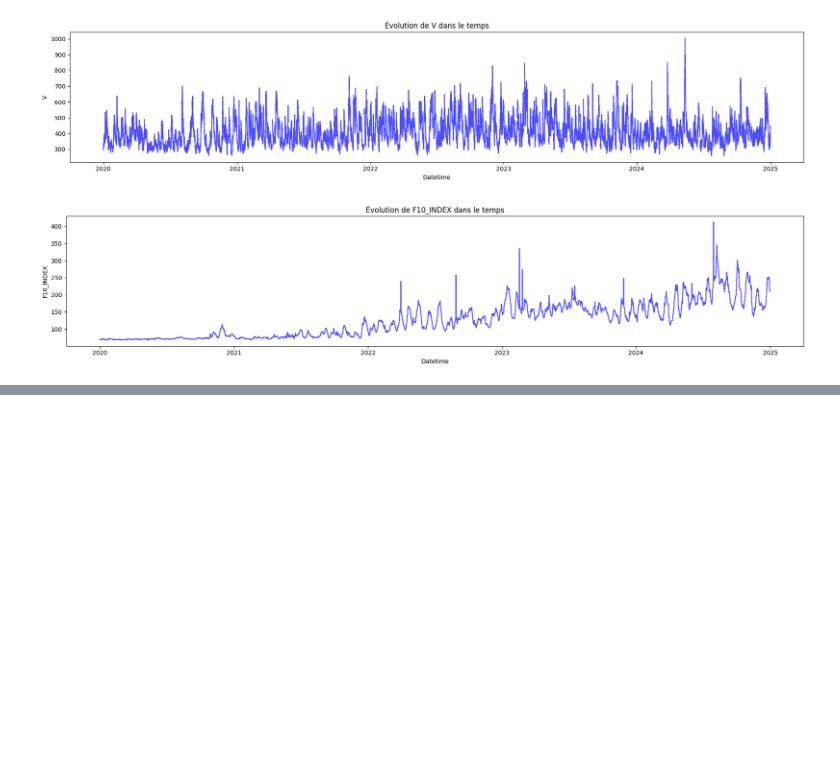
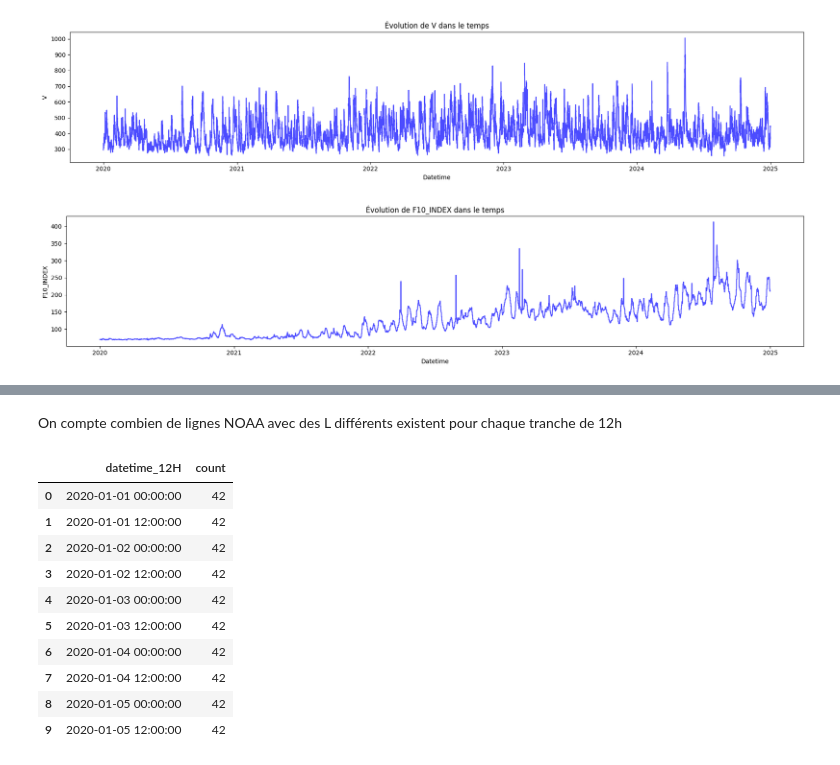
Before and after one commit to zomboky/space-data, a Jupyter notebook: main.ipynb, the cells around one changed output, grey strips where cells are left out. Saved outputs shown, nothing was run; the diff lists cells and outputs as text; code cells hidden in the pictures; blank space fills up the shorter version.

```diff
--- a/main.ipynb
+++ b/main.ipynb
@@ -621,0 +669,22 @@ for col in cols:
+# %% [markdown]
+On compte combien de lignes NOAA avec des L différents existent pour chaque tranche de 12h
+# %%
+counts_per_timestamp = (
+    df_grouped
+    .groupby('datetime_12H')
+    .size()
+    .reset_index(name='count'))
+
+counts_per_timestamp.head(10)
+# %% [output]
+|  | datetime_12H | count |
+| 0 | 2020-01-01 00:00:00 | 42 |
+| 1 | 2020-01-01 12:00:00 | 42 |
+| 2 | 2020-01-02 00:00:00 | 42 |
+| 3 | 2020-01-02 12:00:00 | 42 |
+| 4 | 2020-01-03 00:00:00 | 42 |
+| 5 | 2020-01-03 12:00:00 | 42 |
+| 6 | 2020-01-04 00:00:00 | 42 |
+| 7 | 2020-01-04 12:00:00 | 42 |
+| 8 | 2020-01-05 00:00:00 | 42 |
+| 9 | 2020-01-05 12:00:00 | 42 |
```
Also changed, not shown: parts of 14 cells of this notebook, 2 other files.
